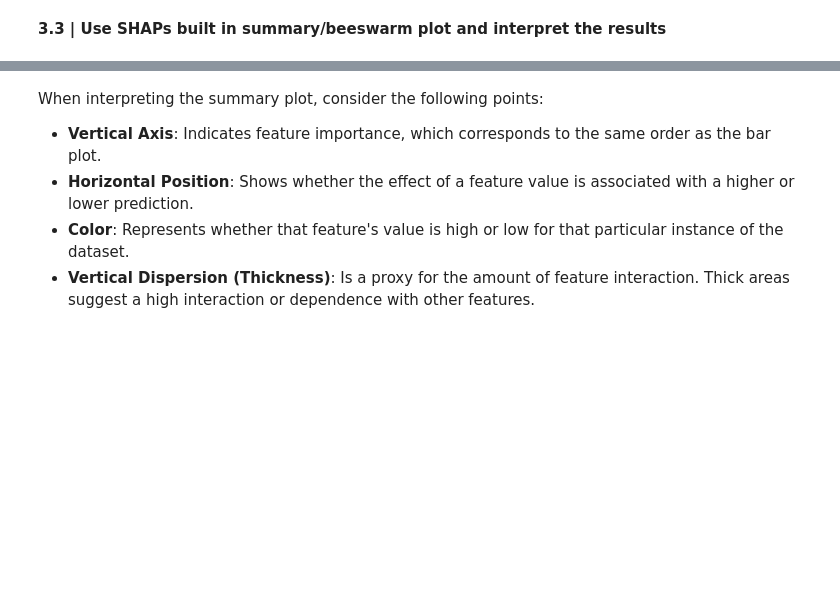
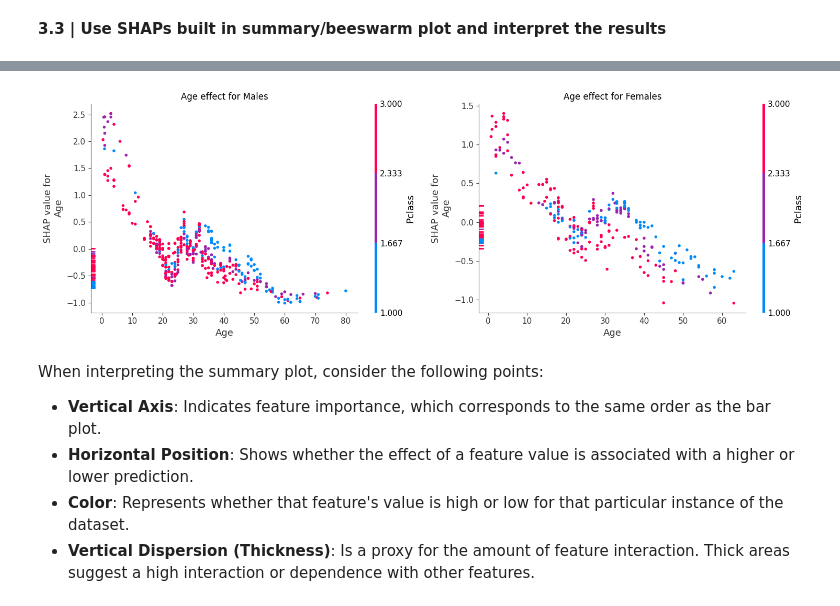
Before and after one commit to yvokeller/xai, a Jupyter notebook: notebooks/LO1_tabular.ipynb, the cells around one changed output, grey strips where cells are left out. Drawn from its saved outputs; the diff is of its cells as text; code cells hidden in the pictures; blank space fills up the shorter version.

```diff
--- a/notebooks/LO1_tabular.ipynb
+++ b/notebooks/LO1_tabular.ipynb
@@ -684,3 +687,33 @@ shap.summary_plot(shap_values, data)
+# %%
+# Separate plots for better interpretation
+fig, (ax1, ax2) = plt.subplots(1, 2, figsize=(15, 5))
+
+# Plot for males
+male_mask = data['Sex'] == 1
+shap.dependence_plot(
+    "Age",
+    shap_values.values[male_mask],
+    data[male_mask],
+    ax=ax1,
+    show=False
+)
+ax1.set_title("Age effect for Males")
+
+# Plot for females
+female_mask = data['Sex'] == 0
+shap.dependence_plot(
+    "Age",
+    shap_values.values[female_mask],
+    data[female_mask],
+    ax=ax2,
+    show=False
+)
+ax2.set_title("Age effect for Females")
+
+plt.tight_layout()
+plt.show()
+# %% [output]
+[figure, added]
 # %% [markdown]
 When interpreting the summary plot, consider the following points:
 
```
Also changed, not shown: parts of 4 cells of this notebook.
